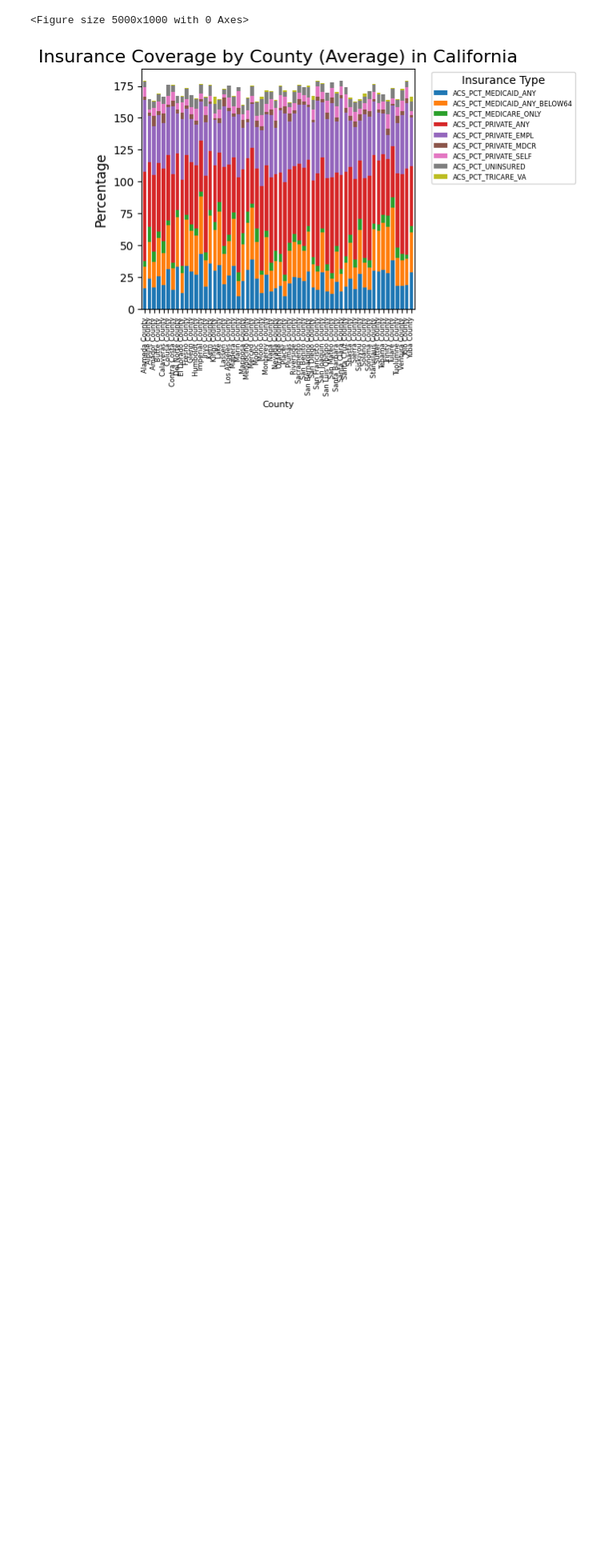
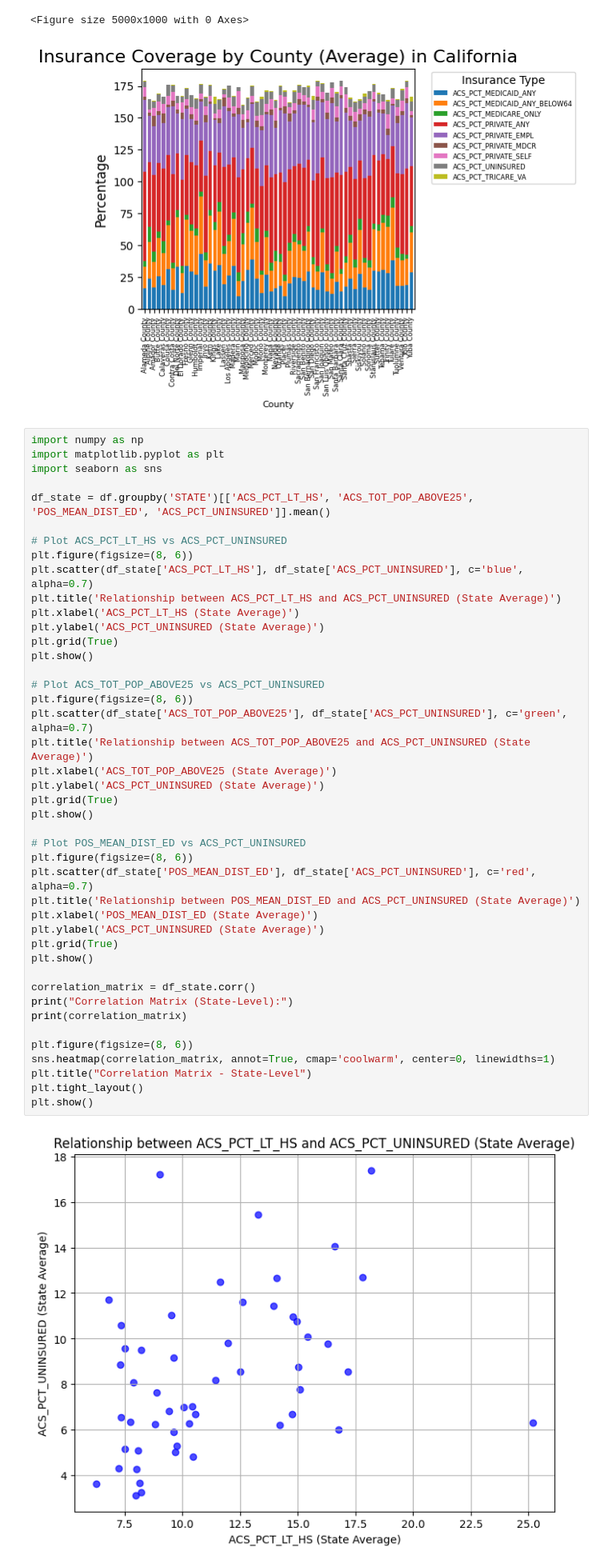
Before and after one commit to madisonmariani4/MarianiHall_SESdisease, a Jupyter notebook: Nat&Mad.ipynb, the cells around one changed output. Shown at 80% size. Cells and saved outputs as stored; diff of their text form; blank space fills up the shorter version.

```diff
--- a/Nat&Mad.ipynb
+++ b/Nat&Mad.ipynb
@@ -164,3 +168,48 @@ plt.show()
 # %% [output]
 <Figure size 5000x1000 with 0 Axes>
 [figure]
+# %%
+import numpy as np
+import matplotlib.pyplot as plt
+import seaborn as sns
+
+df_state = df.groupby('STATE')[['ACS_PCT_LT_HS', 'ACS_TOT_POP_ABOVE25', 'POS_MEAN_DIST_ED', 'ACS_PCT_UNINSURED']].mean()
+
+# Plot ACS_PCT_LT_HS vs ACS_PCT_UNINSURED
+plt.figure(figsize=(8, 6))
+plt.scatter(df_state['ACS_PCT_LT_HS'], df_state['ACS_PCT_UNINSURED'], c='blue', alpha=0.7)
+plt.title('Relationship between ACS_PCT_LT_HS and ACS_PCT_UNINSURED (State Average)')
+plt.xlabel('ACS_PCT_LT_HS (State Average)')
+plt.ylabel('ACS_PCT_UNINSURED (State Average)')
+plt.grid(True)
+plt.show()
+
+# Plot ACS_TOT_POP_ABOVE25 vs ACS_PCT_UNINSURED
+plt.figure(figsize=(8, 6))
+plt.scatter(df_state['ACS_TOT_POP_ABOVE25'], df_state['ACS_PCT_UNINSURED'], c='green', alpha=0.7)
+plt.title('Relationship between ACS_TOT_POP_ABOVE25 and ACS_PCT_UNINSURED (State Average)')
+plt.xlabel('ACS_TOT_POP_ABOVE25 (State Average)')
+plt.ylabel('ACS_PCT_UNINSURED (State Average)')
+plt.grid(True)
+plt.show()
+
+# Plot POS_MEAN_DIST_ED vs ACS_PCT_UNINSURED
+plt.figure(figsize=(8, 6))
+plt.scatter(df_state['POS_MEAN_DIST_ED'], df_state['ACS_PCT_UNINSURED'], c='red', alpha=0.7)
+plt.title('Relationship between POS_MEAN_DIST_ED and ACS_PCT_UNINSURED (State Average)')
+plt.xlabel('POS_MEAN_DIST_ED (State Average)')
+plt.ylabel('ACS_PCT_UNINSURED (State Average)')
+plt.grid(True)
+plt.show()
+
+correlation_matrix = df_state.corr()
+print("Correlation Matrix (State-Level):")
+print(correlation_matrix)
+
+plt.figure(figsize=(8, 6))
+sns.heatmap(correlation_matrix, annot=True, cmap='coolwarm', center=0, linewidths=1)
+plt.title("Correlation Matrix - State-Level")
+plt.tight_layout()
+plt.show()
+# %% [output]
+[figure, added]
```
Also changed, not shown: parts of 9 cells of this notebook.
